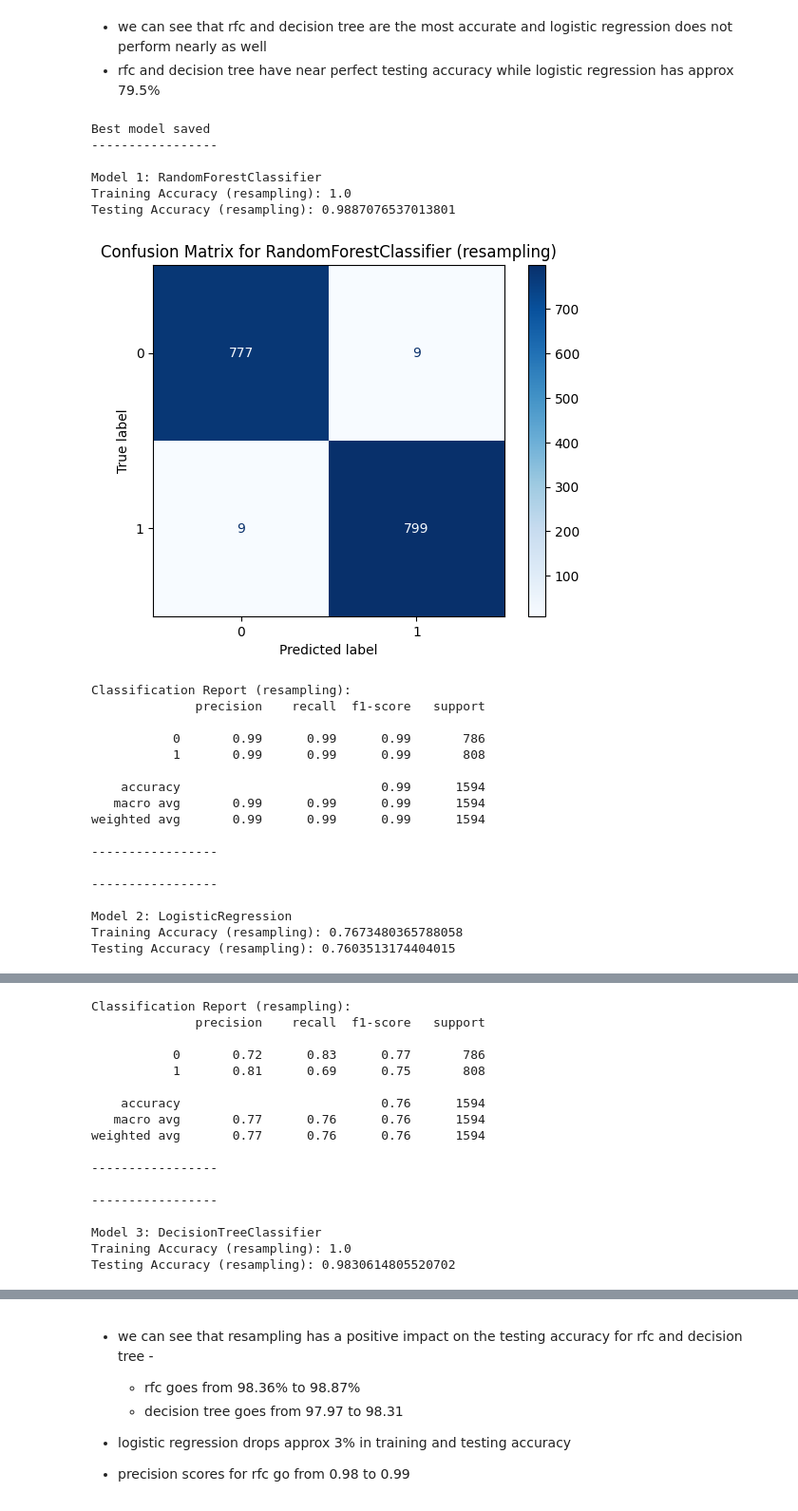
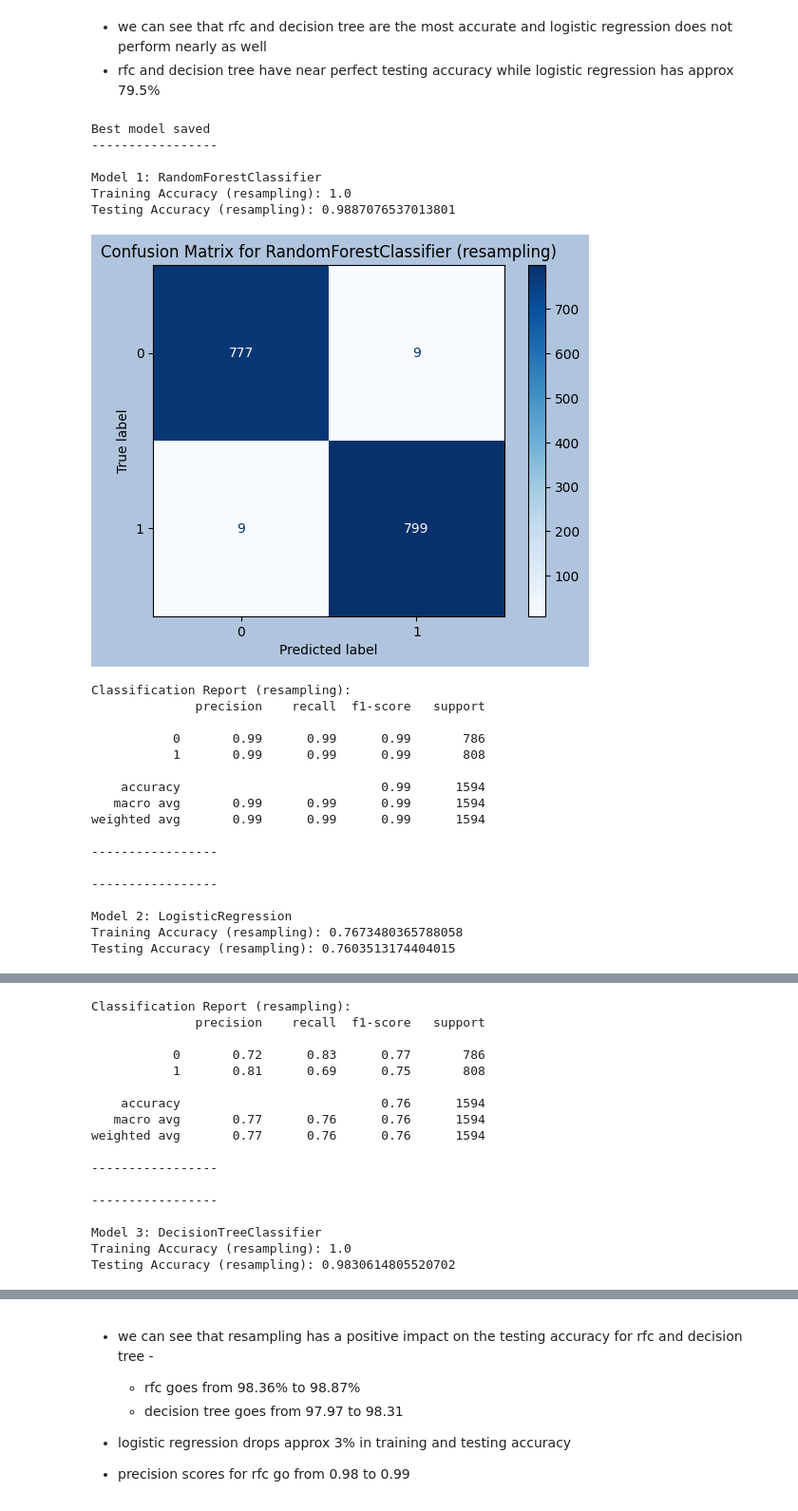
Before and after one commit to KM016/Loan-Approval-Prediction-Model, a Jupyter notebook: aproval_pred.ipynb, the cells around one changed output, grey strips where cells are left out. Shown at 95% size. Drawn from its saved outputs; the diff is of its cells as text; code cells hidden in the pictures.

```diff
--- a/aproval_pred.ipynb
+++ b/aproval_pred.ipynb
@@ -186,3 +256,0 @@ def plot_distributions(df):
-# %%
-# drop this col as its useless
-df = df.drop(columns=['loan_id'], errors='ignore')
@@ -342,6 +320,7 @@ for i, model in enumerate(models):
     disp = ConfusionMatrixDisplay(confusion_matrix=cm, display_labels=model.classes_)
     disp.plot(cmap='Blues', values_format='d')
     plt.title(f'Confusion Matrix for {type(model).__name__} (no resampling)')
+    plt.gcf().patch.set_facecolor('lightsteelblue')
     plt.show()
     print("\nClassification Report (no resampling):")
     print(class_report)
@@ -413,34 +392,35 @@ for i, model in enumerate(models):
         print('Best model saved')
 
     train_accuracy = accuracy_score(y_train2, model.predict(X_train2))
     test_accuracy = accuracy_score(y_test2, model.predict(X_test2))
 
     y_pred2 = model.predict(X_test2)
     cm = confusion_matrix(y_test2, y_pred2)
     class_report = classification_report(y_test2, y_pred2)
 
     print("-----------------")
     print()
     print(f"Model {i+1}: {type(model).__name__}")
     print(f"Training Accuracy (resampling): {train_accuracy}")
     print(f"Testing Accuracy (resampling): {test_accuracy}")
     print()
     disp = ConfusionMatrixDisplay(confusion_matrix=cm, display_labels=model.classes_)
     disp.plot(cmap='Blues', values_format='d')
     plt.title(f'Confusion Matrix for {type(model).__name__} (resampling)')
+    plt.gcf().patch.set_facecolor('lightsteelblue')
     plt.show()
     print("\nClassification Report (resampling):")
     print(class_report)
     print("-----------------")
     print()
 # %% [output]
 Best model saved
 -----------------
 
 Model 1: RandomForestClassifier
 Training Accuracy (resampling): 1.0
 Testing Accuracy (resampling): 0.9887076537013801
-[figure, old version]
+[figure, new version]
 Classification Report (resampling):
               precision    recall  f1-score   support
 
```
Also changed, not shown: parts of 25 cells of this notebook.
